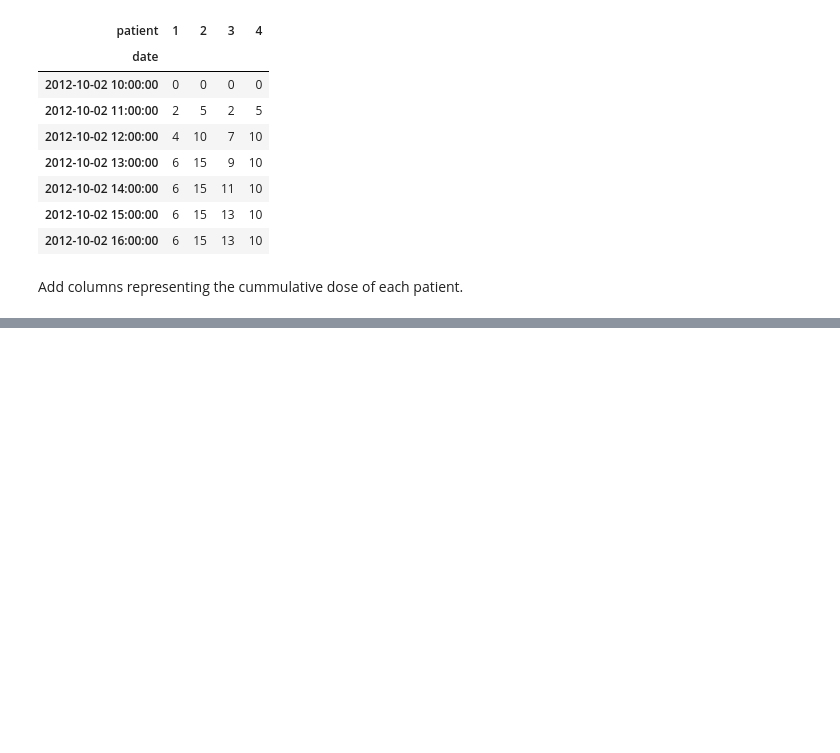
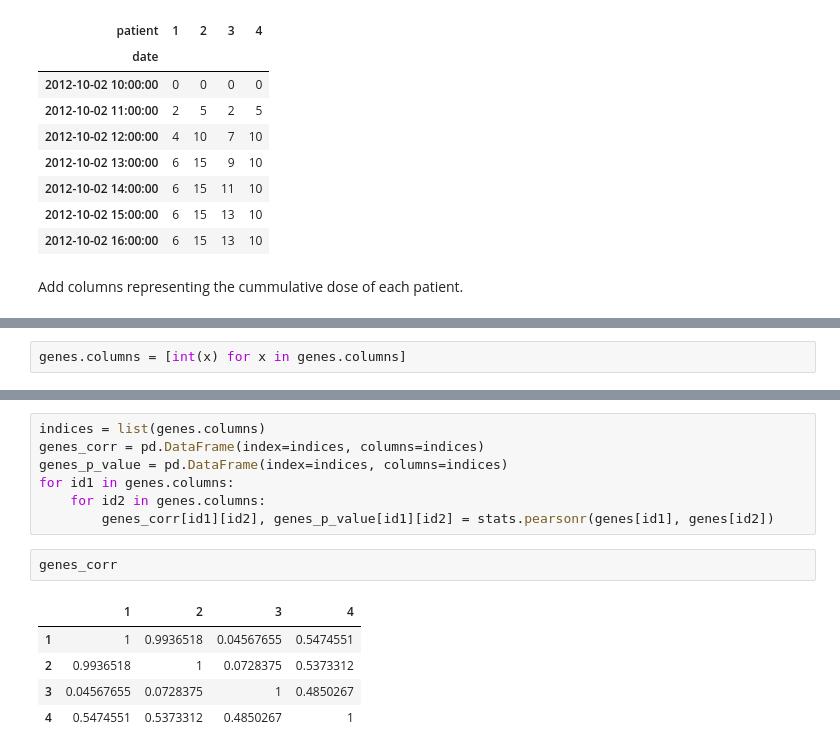
Before and after one commit to gjbex/training-material, a Jupyter notebook: Python/Pandas/patients.ipynb, the cells around one changed output, grey strips where cells are left out. Saved outputs shown, nothing was run; the diff lists cells and outputs as text; blank space fills up the shorter version.

```diff
--- a/Python/Pandas/patients.ipynb
+++ b/Python/Pandas/patients.ipynb
@@ -144,0 +178,2 @@ timeseries
+# %%
+genes.columns = [int(x) for x in genes.columns]
@@ -144,0 +188,15 @@ timeseries
+# %%
+indices = list(genes.columns)
+genes_corr = pd.DataFrame(index=indices, columns=indices)
+genes_p_value = pd.DataFrame(index=indices, columns=indices)
+for id1 in genes.columns:
+    for id2 in genes.columns:
+        genes_corr[id1][id2], genes_p_value[id1][id2] = stats.pearsonr(genes[id1], genes[id2])
+# %%
+genes_corr
+# %% [output]
+|  | 1 | 2 | 3 | 4 |
+| 1 | 1 | 0.9936518 | 0.04567655 | 0.5474551 |
+| 2 | 0.9936518 | 1 | 0.0728375 | 0.5373312 |
+| 3 | 0.04567655 | 0.0728375 | 1 | 0.4850267 |
+| 4 | 0.5474551 | 0.5373312 | 0.4850267 | 1 |
```
Also changed, not shown: parts of 11 cells of this notebook.
